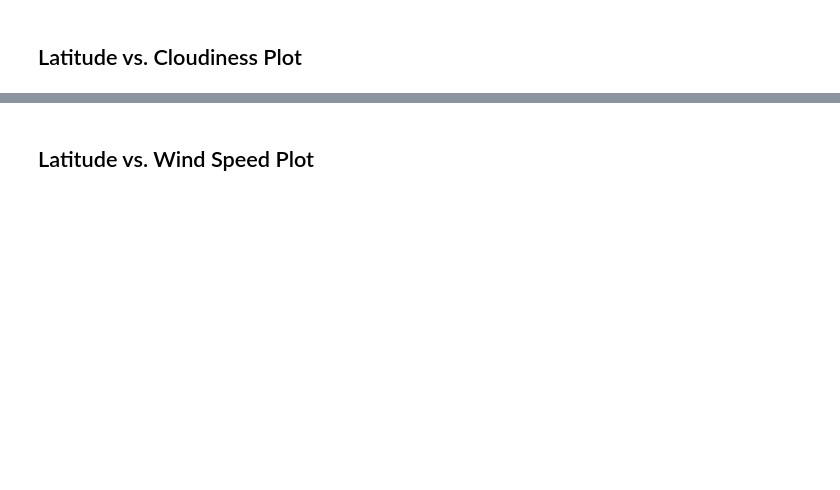
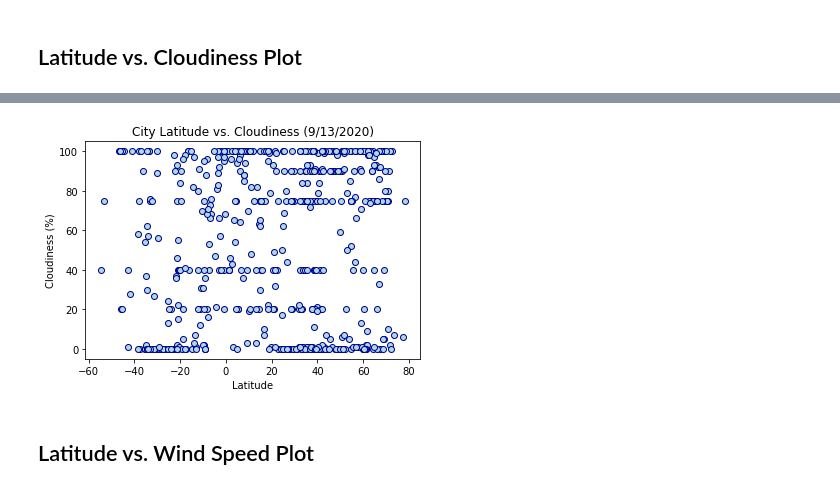
Before and after one commit to mcbien/python_apis_challenge, a Jupyter notebook: WeatherPy.ipynb, the cells around one changed output, grey strips where cells are left out. Cells and saved outputs as stored; diff of their text form; code cells hidden in the pictures; blank space fills up the shorter version.

```diff
--- a/WeatherPy.ipynb
+++ b/WeatherPy.ipynb
@@ -199,2 +216,14 @@ Int64Index([], dtype='int64')
+# %%
+x_data = weather_data["Lat"]
+y_data = weather_data["Cloudiness"]
+plt.scatter(x=x_data, y=y_data, marker="o",facecolors="lightblue",edgecolors="darkblue")
+today = pd.to_datetime('today')
+plt.title(f"City Latitude vs. Cloudiness ({today.month}/{today.day}/{today.year})")
+plt.xlabel("Latitude")
+plt.ylabel("Cloudiness (%)")
+output_path_fig3 = os.path.join("output_data","fig3.png")
+plt.savefig(output_path_fig3)
+# %% [output]
+[figure, added]
 # %% [markdown]
 ## Latitude vs. Wind Speed Plot
```
Also changed, not shown: parts of 18 cells of this notebook, 5 other files.
